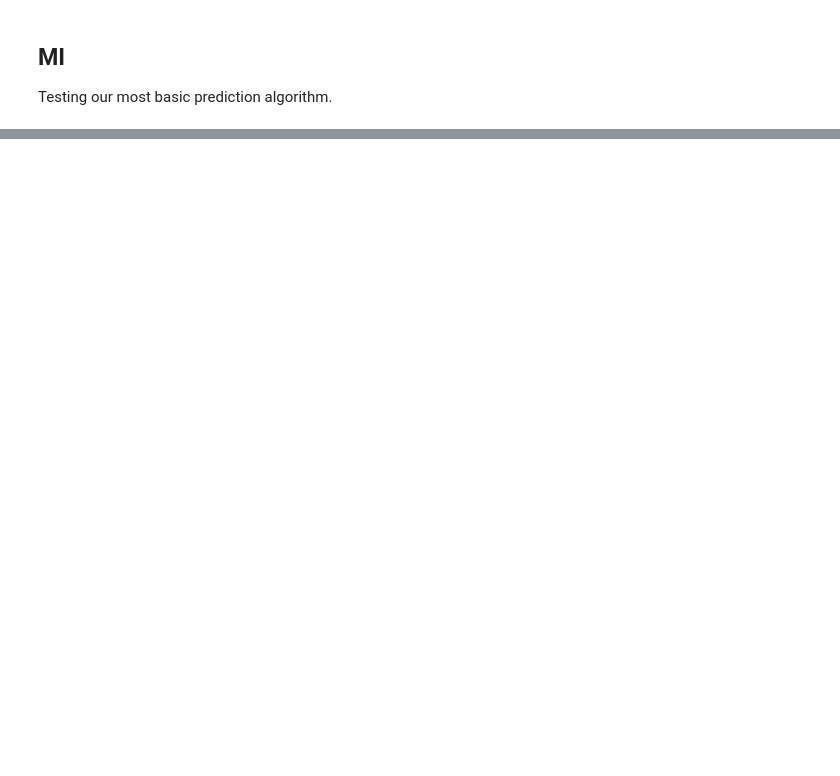
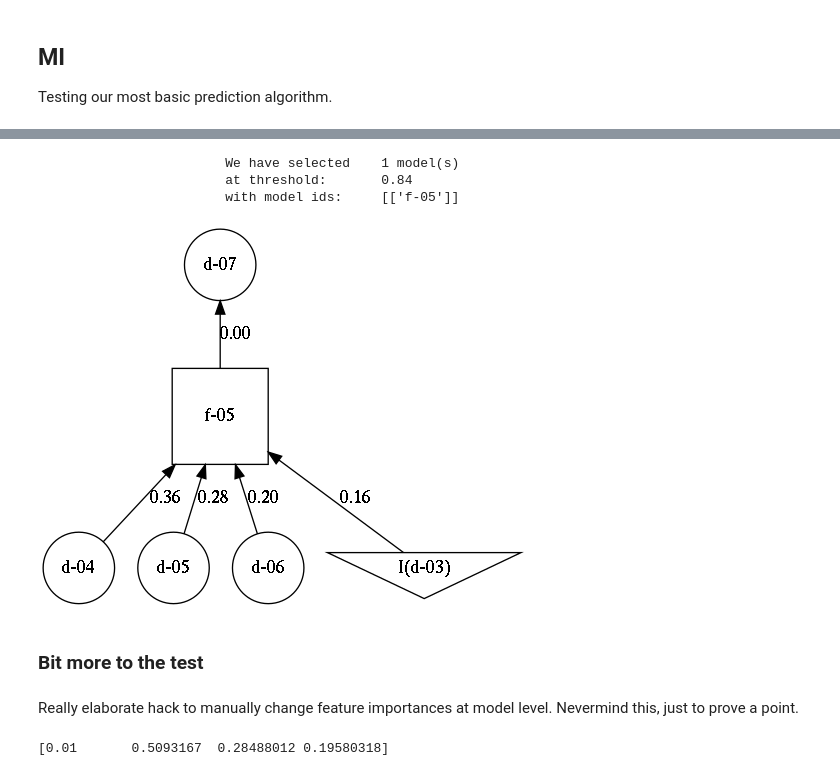
Before and after one commit to eliavw/morpheus, a Jupyter notebook: note/190430 - Prediction Algos Complete.ipynb, the cells around one changed output, grey strips where cells are left out. Drawn from its saved outputs; the diff is of its cells as text; code cells hidden in the pictures; blank space fills up the shorter version.

```diff
--- a/note/190430 - Prediction Algos Complete.ipynb
+++ b/note/190430 - Prediction Algos Complete.ipynb
@@ -333,0 +178,29 @@ Gs.append(g_extra)
+# %%
+# Create model
+data, _ = default_dataset()
+data = data.values
+
+m_list_mrai = random_m_list_for_mercs(data, random_state=3)
+m_list_mrai += random_m_list_for_mercs(data, random_state=4)
+
+g_list_mrai = [model_to_graph(m, idx) for idx, m in enumerate(m_list_mrai)]
+g_list_mrai = [fix_layout(g) for g in g_list_mrai]
+# %%
+# Compute
+q_code = np.array([-1,0,0,-1,0,0,0,1])
+g_mrai = mrai_algorithm(g_list_mrai, q_code, init_threshold=0.9, stepsize=0.01)
+
+# show your work
+fname = to_dot(g_mrai, fname='mrai', fi_labels=True)
+!dot -T png ./tmp/mrai.dot > ./tmp/mrai.png  # Bash command (This can be done nicer, but is tricky)
+
+display(Image('tmp/mrai.png', unconfined=True))
+# %% [output]
+                        We have selected    1 model(s)
+                        at threshold:       0.84
+                        with model ids:     [['f-05']]
+[figure, added]
+# %% [markdown]
+### Bit more to the test
+# %% [markdown]
+Really elaborate hack to manually change feature importances at model level. Nevermind this, just to prove a point.
@@ -333,0 +228,9 @@ Gs.append(g_extra)
+# %%
+m = copy.deepcopy(g_list_mrai[5].nodes()['f-05']['mod'])
+m = hack_fi(m)
+
+g = model_to_graph(m, idx=99)
+g = fix_layout(g)
+g_list_mrai_two = g_list_mrai + [g]
+# %% [output]
+[0.01       0.5093167  0.28488012 0.19580318]
```
Also changed, not shown: parts of 45 cells of this notebook, 12 other files.
